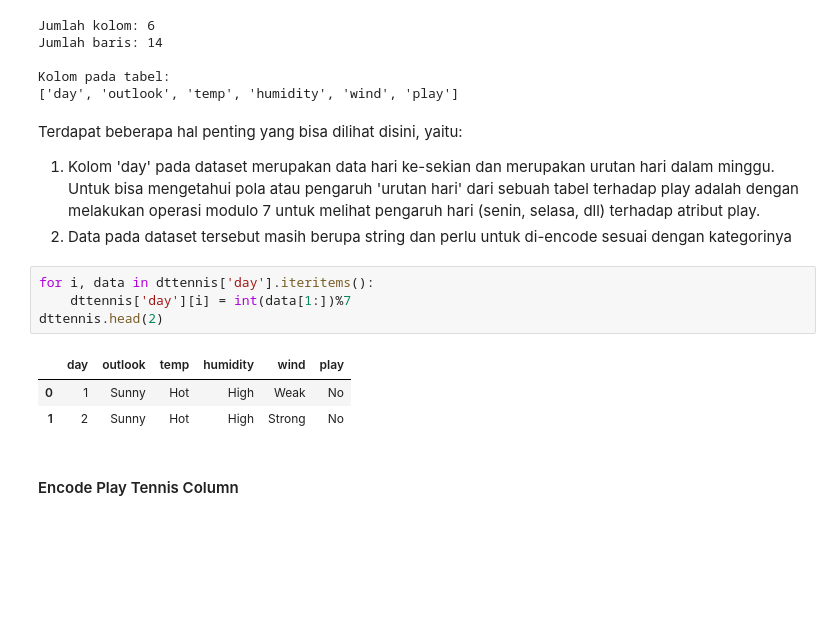
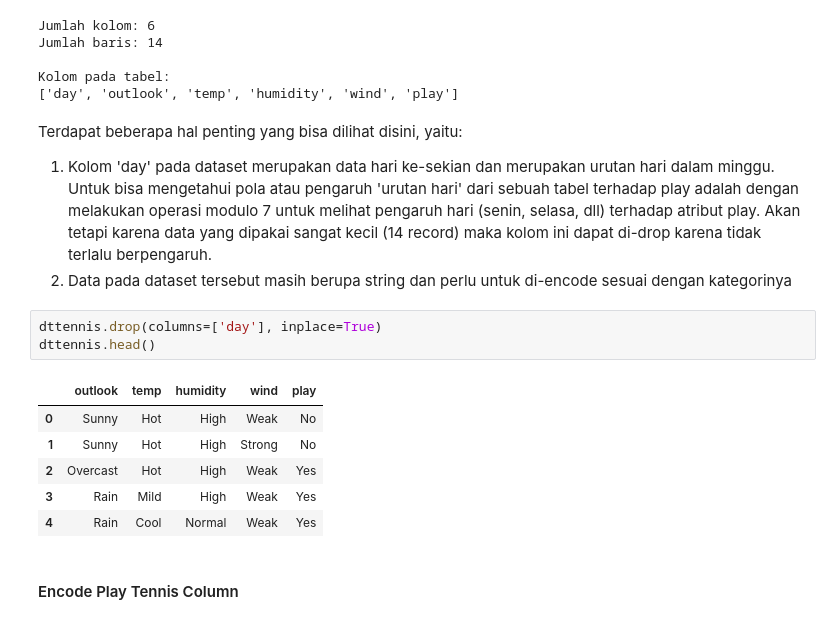
Before and after one commit to benidictusgalihmp/ML-Basic-DTL, a Jupyter notebook: src/main.ipynb, the cells around one changed output. Cells and saved outputs as stored; diff of their text form; blank space fills up the shorter version.

```diff
--- a/src/main.ipynb
+++ b/src/main.ipynb
@@ -72,16 +76,18 @@ Kolom pada tabel:
 ['day', 'outlook', 'temp', 'humidity', 'wind', 'play']
 # %% [markdown]
 Terdapat beberapa hal penting yang bisa dilihat disini, yaitu:
-1. Kolom 'day' pada dataset merupakan data hari ke-sekian dan merupakan urutan hari dalam minggu. Untuk bisa mengetahui pola atau pengaruh 'urutan hari' dari sebuah tabel terhadap play adalah dengan melakukan operasi modulo 7 untuk melihat pengaruh hari (senin, selasa, dll) terhadap atribut play.
+1. Kolom 'day' pada dataset merupakan data hari ke-sekian dan merupakan urutan hari dalam minggu. Untuk bisa mengetahui pola atau pengaruh 'urutan hari' dari sebuah tabel terhadap play adalah dengan melakukan operasi modulo 7 untuk melihat pengaruh hari (senin, selasa, dll) terhadap atribut play. Akan tetapi karena data yang dipakai sangat kecil (14 record) maka kolom ini dapat di-drop karena tidak terlalu berpengaruh.
 2. Data pada dataset tersebut masih berupa string dan perlu untuk di-encode sesuai dengan kategorinya
-# %%
-for i, data in dttennis['day'].iteritems():
-    dttennis['day'][i] = int(data[1:])%7
-dttennis.head(2)
-# %% [output]
-|  | day | outlook | temp | humidity | wind | play |
-| 0 | 1 | Sunny | Hot | High | Weak | No |
-| 1 | 2 | Sunny | Hot | High | Strong | No |
+# %%
+dttennis.drop(columns=['day'], inplace=True)
+dttennis.head()
+# %% [output]
+|  | outlook | temp | humidity | wind | play |
+| 0 | Sunny | Hot | High | Weak | No |
+| 1 | Sunny | Hot | High | Strong | No |
+| 2 | Overcast | Hot | High | Weak | Yes |
+| 3 | Rain | Mild | High | Weak | Yes |
+| 4 | Rain | Cool | Normal | Weak | Yes |
 # %% [markdown]
 #### Encode Play Tennis Column
 # %%
```
Also changed, not shown: parts of 29 cells of this notebook.
